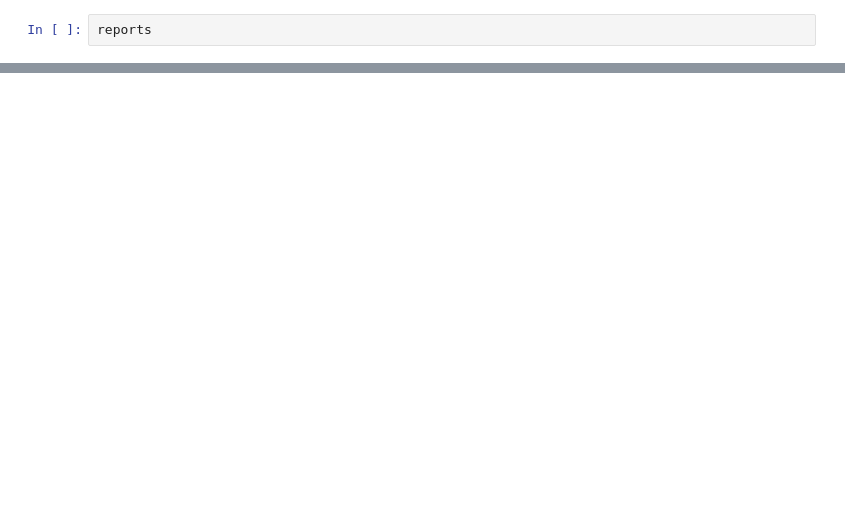
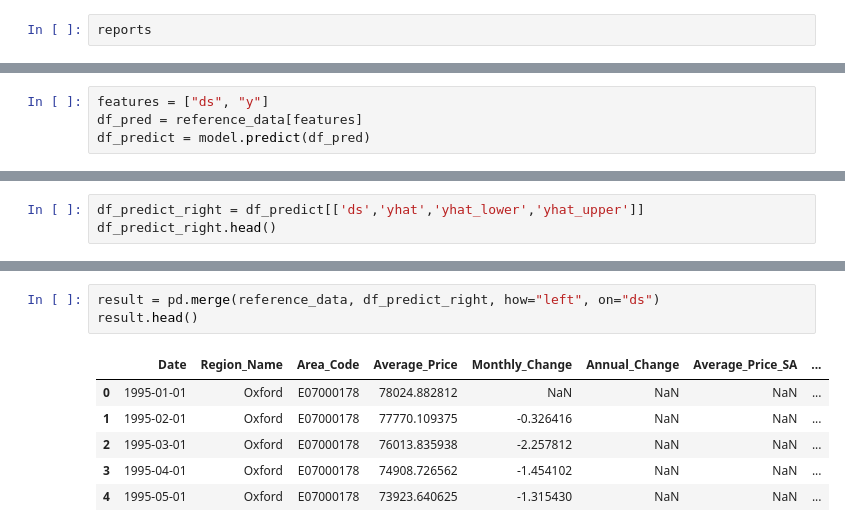
Before and after one commit to rizdiaprilian/MLOps_Zoomcamp, a Jupyter notebook: UK_house_price/monitoring_ML/pymongo_check.ipynb, the cells around one changed output, grey strips where cells are left out. Saved outputs shown, nothing was run; the diff lists cells and outputs as text; blank space fills up the shorter version.

```diff
--- a/UK_house_price/monitoring_ML/pymongo_check.ipynb
+++ b/UK_house_price/monitoring_ML/pymongo_check.ipynb
@@ -143,0 +133,4 @@ reports
+# %%
+features = ["ds", "y"]
+df_pred = reference_data[features]
+df_predict = model.predict(df_pred)
@@ -143,0 +145,3 @@ reports
+# %%
+df_predict_right = df_predict[['ds','yhat','yhat_lower','yhat_upper']]
+df_predict_right.head()
@@ -143,0 +155,10 @@ reports
+# %%
+result = pd.merge(reference_data, df_predict_right, how="left", on="ds")
+result.head()
+# %% [output]
+|  | Date | Region_Name | Area_Code | Average_Price | Monthly_Change | Annual_Change | Average_Price_SA | ... |
+| 0 | 1995-01-01 | Oxford | E07000178 | 78024.882812 | NaN | NaN | NaN | ... |
+| 1 | 1995-02-01 | Oxford | E07000178 | 77770.109375 | -0.326416 | NaN | NaN | ... |
+| 2 | 1995-03-01 | Oxford | E07000178 | 76013.835938 | -2.257812 | NaN | NaN | ... |
+| 3 | 1995-04-01 | Oxford | E07000178 | 74908.726562 | -1.454102 | NaN | NaN | ... |
+| 4 | 1995-05-01 | Oxford | E07000178 | 73923.640625 | -1.315430 | NaN | NaN | ... |
```
Also changed, not shown: parts of 17 cells of this notebook.
